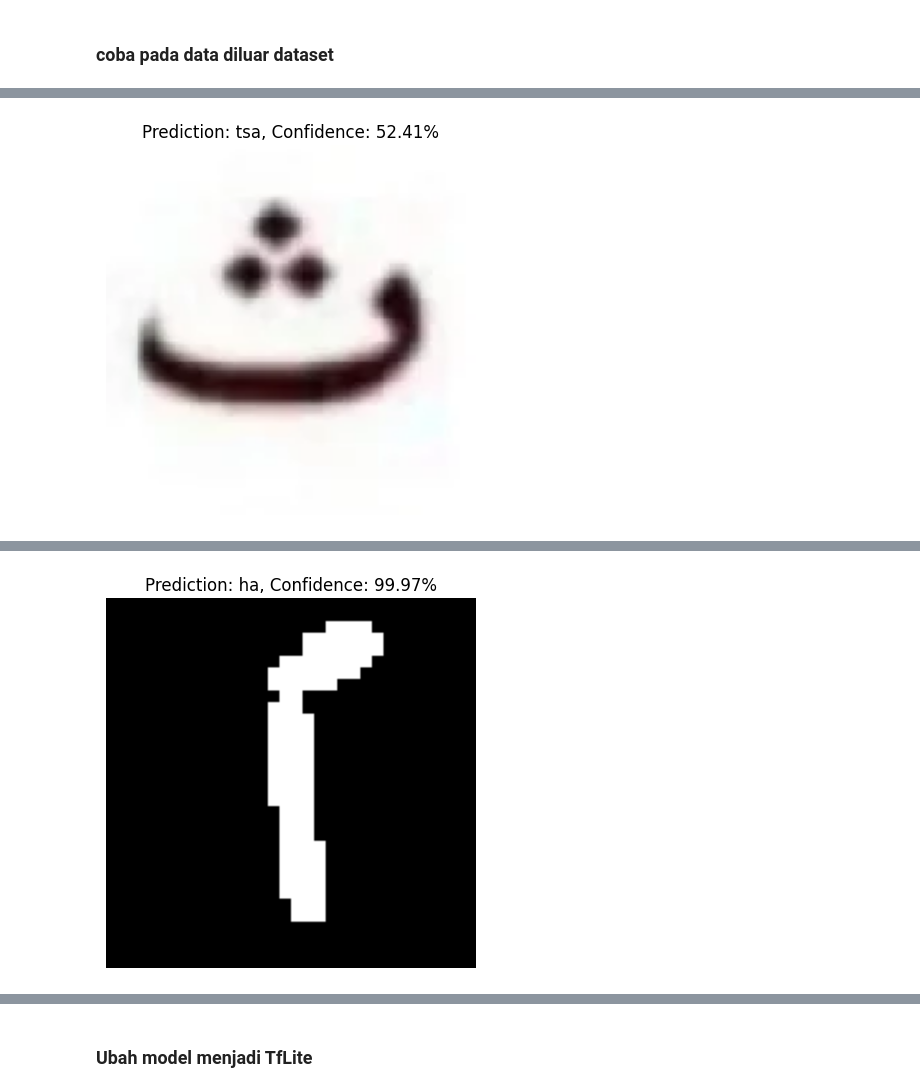
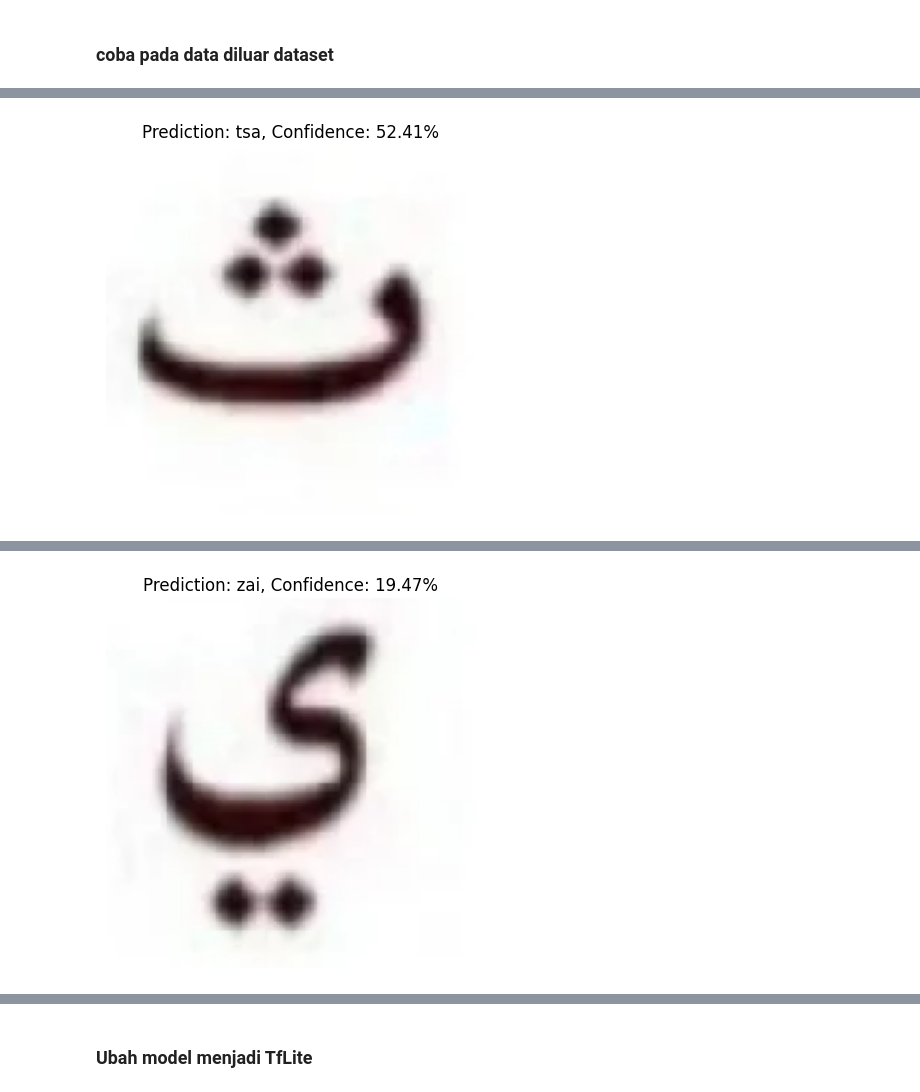
Before and after one commit to adilagagagah/KKN-HijaiyahCam, a Jupyter notebook: main2.ipynb, the cells around one changed output, grey strips where cells are left out. Cells and saved outputs as stored; diff of their text form; code cells hidden in the pictures.

```diff
--- a/main2.ipynb
+++ b/main2.ipynb
@@ -419,6 +419,7 @@ for images, labels in train_generator:
 ### coba pada data diluar dataset
 # %%
 # Define image dimensions
+model = load_model('model/model_2_28_0.93_0.91.h5')
 img_height, img_width = 128, 128
 
 # Function to load and preprocess images
@@ -434,7 +435,7 @@ def load_and_preprocess_image(image_path):
 image_folder = 'example'
 
 # Get list of image files
-image_files = [os.path.join(image_folder, fname) for fname in os.listdir(image_folder) if fname.endswith('.png')]
+image_files = [os.path.join(image_folder, fname) for fname in os.listdir(image_folder) if fname.endswith('.png') or fname.endswith('.jpeg')]
 
 # Loop through each image, make predictions, and display results
 for image_file in image_files:
@@ -465 +466 @@ for image_file in image_files:
-[figure, old version]
+[figure, new version]
```
Also changed, not shown: parts of 5 cells of this notebook, 1 other file.
